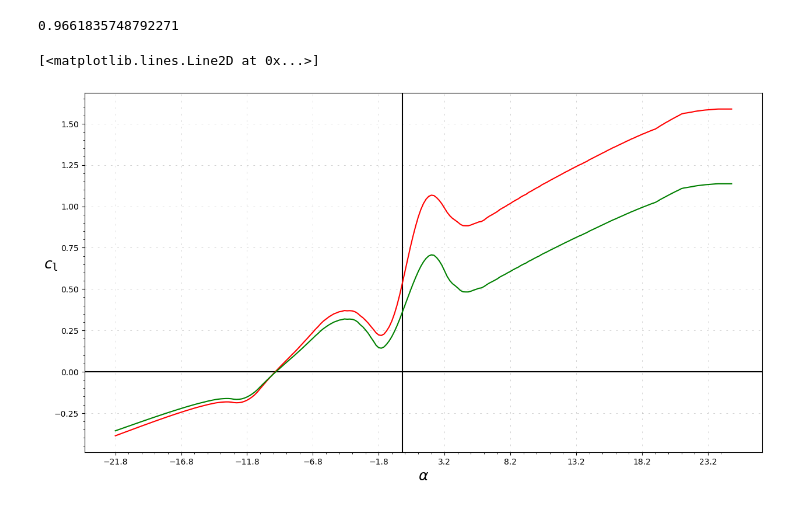
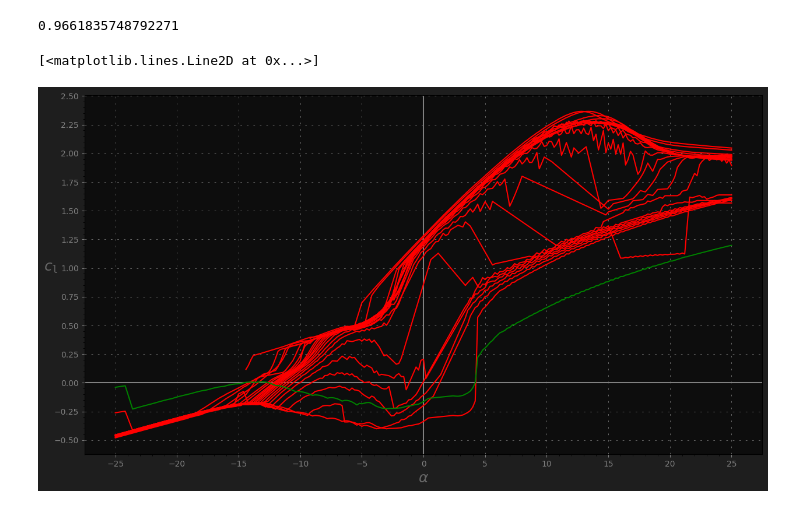
Before and after one commit to hg-heds/14bits_calc, a Jupyter notebook: Aerodynamics/lift_coef.ipynb, the cells around one changed output. Saved outputs shown, nothing was run; the diff lists cells and outputs as text; code cells hidden in the pictures.

```diff
--- a/Aerodynamics/lift_coef.ipynb
+++ b/Aerodynamics/lift_coef.ipynb
@@ -25,15 +33,18 @@ efficiency
 # %% [output]
 0.9661835748792271
 # %%
-alpha_zero = np.argmin(np.abs(cl))
-cl_prime = cl[1:]-cl[:-1]
 CL = np.zeros(cl.shape)
-a0 = np.insert(cl_prime,alpha_zero,0)
-# a = a0/np.sqrt(1+(a0/np.pi/ASPECT_RATIO)**2+(a0/np.pi/ASPECT_RATIO))
-a = a0/(1+(a0*180/np.pi/(np.pi*ASPECT_RATIO*efficiency)))
-for alph_forward in range(alpha_zero+1,cl.shape[0]):
-    CL[alph_forward] = CL[alph_forward-1] + a[alph_forward]
-for alph_backward in range(alpha_zero-1,-1,-1):
-    CL[alph_backward] = CL[alph_backward+1] - a[alph_backward]
+for index,rey in enumerate(reynolds):
+    cl_r = cl[:,index]
+    alpha_zero = np.nanargmin(np.abs(cl_r))
+    cl_prime = cl_r[1:]-cl_r[:-1]
+
+    a0 = np.insert(cl_prime,alpha_zero,0)
+    # a = a0/np.sqrt(1+(a0/np.pi/ASPECT_RATIO)**2+(a0/np.pi/ASPECT_RATIO))
+    a = a0/(1+(a0*180/np.pi/(np.pi*ASPECT_RATIO*efficiency)))
+    for alph_forward in range(alpha_zero+1,cl.shape[0]):
+        CL[alph_forward,index] = CL[alph_forward-1,index] + a[alph_forward]
+    for alph_backward in range(alpha_zero-1,-1,-1):
+        CL[alph_backward,index] = CL[alph_backward+1,index] - a[alph_backward]
 # %%
 CD = cd + CL**2/np.pi/efficiency/ASPECT_RATIO
@@ -40,41 +70,23 @@ CD = cd + CL**2/np.pi/efficiency/ASPECT_RATIO
 # %%
 ## plot
-colormap = {
-    "None":{
-        "fig_facecolor":"white",
-        "axes_lines":"black",
-        "ax_facecolor":"white",
-        "tick_color":"black",
-        "label_color":"black"
-
-    },
-    "Dark":{
-        "fig_facecolor":(0.117,0.117,0.117),
-        "axes_lines":"grey",
-        "ax_facecolor":(0.05,0.05,0.05),
-        "tick_color":"grey",
-        "label_color":(0.4,0.4,0.4)
-
-    }
-}
-current_cm = colormap['None']
+current_cm = colormap['Dark']
 fig = plt.figure(figsize=(15,8))
 fig.set_facecolor(current_cm['fig_facecolor'])
 ax = fig.add_subplot(1,1,1)
 ax.set_ylabel("$c_{\\mathtt{l}}$",rotation=0,color=current_cm['label_color'],fontsize=18)
 ax.set_xlabel("$\\alpha$",color=current_cm['label_color'],fontsize=18)
 ax.axvline(color=current_cm['axes_lines'])
 ax.axhline(color=current_cm['axes_lines'])
 ax.grid(which='major',linewidth=0.4,linestyle=(0, (5,15)))
 ax.set_yticks(np.arange(-0.5,3,0.05),minor=True)
 ax.set_yticks(np.arange(-0.5,3,0.25))
 ax.set_xticks(alpha[0::5],minor=True)
 ax.tick_params(axis='x', colors=current_cm['tick_color'])
 ax.tick_params(axis='y', colors=current_cm['tick_color'])
 ax.set_xticks(alpha[0::25])
 ax.set_facecolor(current_cm['ax_facecolor'])
-ax.plot(alpha,cl[:],color='red')
-ax.plot(alpha,CL[:],color='green')
+ax.plot(alpha,cl,color='red')
+ax.plot(alpha,CL[:,0],color='green')
 # %% [output]
 [<matplotlib.lines.Line2D at 0x...>]
-[figure, old version]
+[figure, new version]
```
Also changed, not shown: parts of 7 cells of this notebook, 23 other files.
